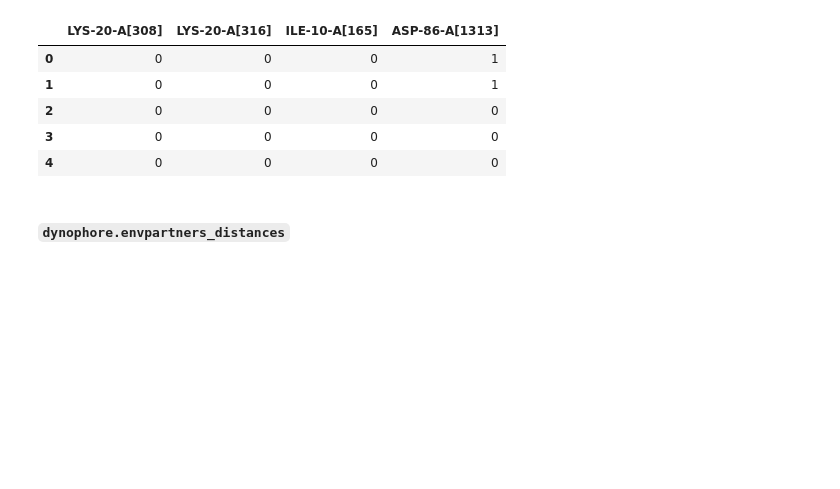
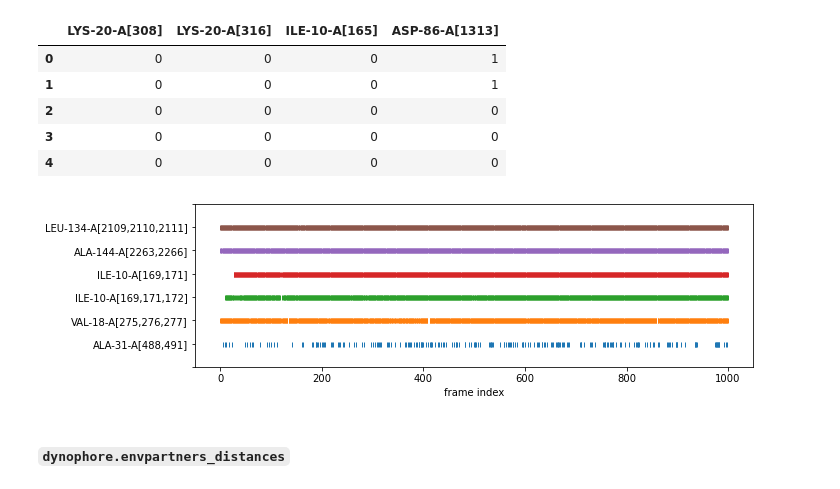
Before and after one commit to wolberlab/dynophores, a Jupyter notebook: docs/examples/notebooks/analyze_dynophores.ipynb, the cells around one changed output. Cells and saved outputs as stored; diff of their text form; code cells hidden in the pictures; blank space fills up the shorter version.

```diff
--- a/docs/examples/notebooks/analyze_dynophores.ipynb
+++ b/docs/examples/notebooks/analyze_dynophores.ipynb
@@ -208,6 +109,10 @@ dict_keys(['HBA[4619]', 'HBA[4618]', 'AR[4622,4615,4623,4613,4614,4621]', 'AR[46
 | 2 | 0 | 0 | 0 | 0 |
 | 3 | 0 | 0 | 0 | 0 |
 | 4 | 0 | 0 | 0 | 0 |
+# %%
+dynophore.plot_envpartners_occurrences('H[4599,4602,4601,4608,4609,4600]')
+# %% [output]
+[figure, added]
 # %% [markdown]
 #### `dynophore.envpartners_distances`
 # %%
```
Also changed, not shown: parts of 25 cells of this notebook.
